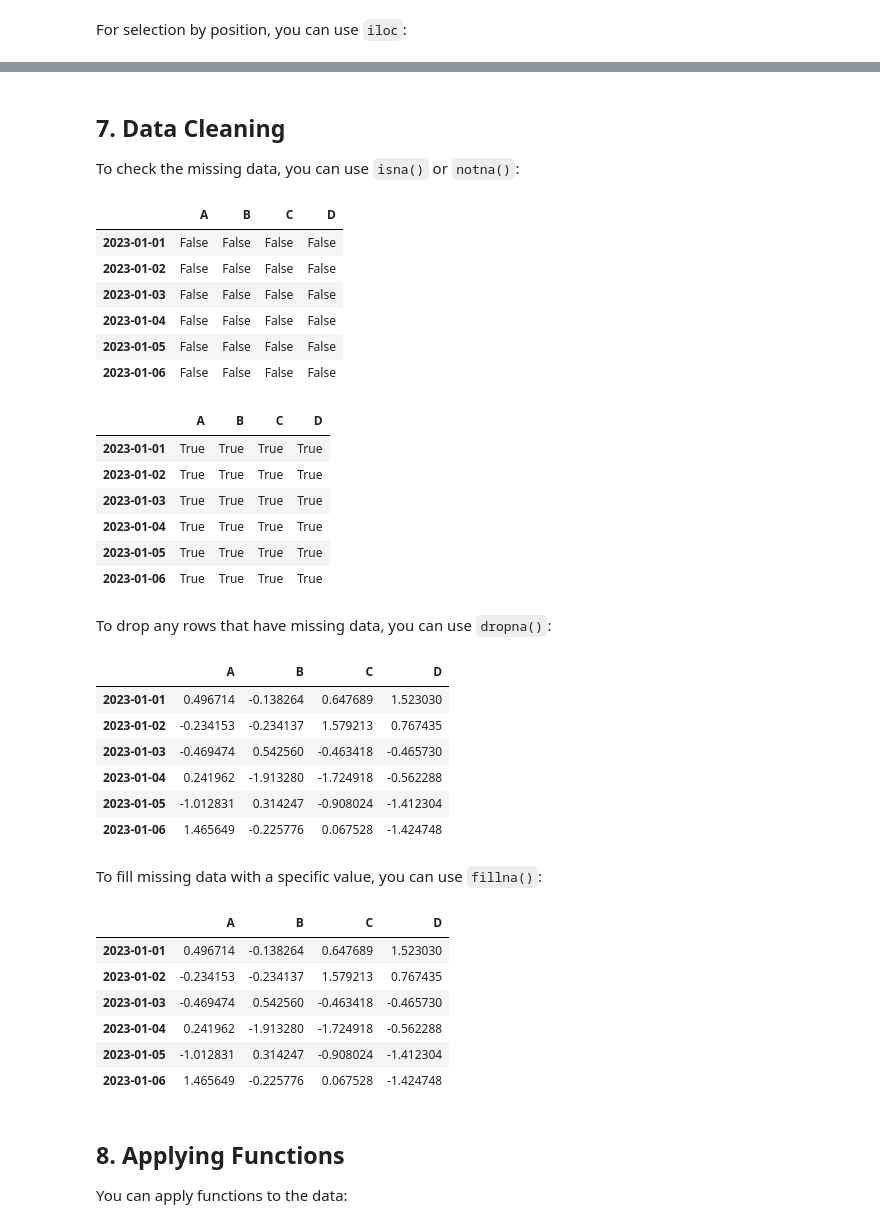
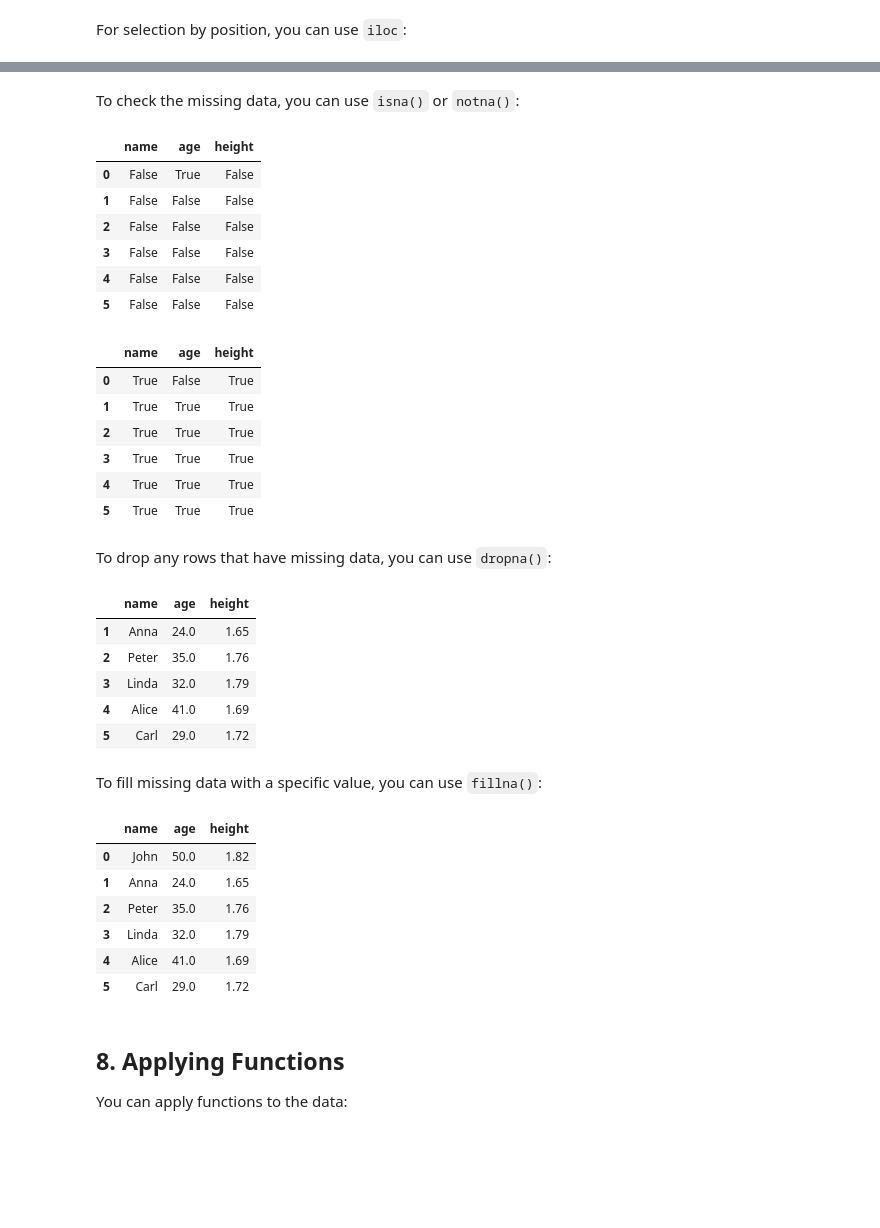
Before and after one commit to Matesanz/python-machine-learning-course, a Jupyter notebook: docs/📚-Tutorials/🐼-Pandas/pandas-basics.ipynb, the cells around one changed output, grey strips where cells are left out. Saved outputs shown, nothing was run; the diff lists cells and outputs as text; code cells hidden in the pictures; blank space fills up the shorter version.

```diff
--- a/docs/📚-Tutorials/🐼-Pandas/pandas-basics.ipynb
+++ b/docs/📚-Tutorials/🐼-Pandas/pandas-basics.ipynb
@@ -54,0 +38,12 @@ print(df)
+# %%
+# Create a DataFrame by passing a numpy array, with a datetime index and labeled columns
+data = [
+    ['John', 28, 1.82],
+    ['Anna', 24, 1.65],
+    ['Peter', 35, 1.76],
+    ['Linda', 32, 1.79],
+    ['Alice', 41, 1.69],
+    ['Carl', 29, 1.72],
+]
+
+df = pd.DataFrame(data, columns=['name', 'age', 'height'])
@@ -195,0 +218,4 @@ Name: 2023-01-04 00:00:00, dtype: float64
+# %%
+# add NaN values
+df.loc[0, 'age'] = np.nan
+df
@@ -196,51 +230,49 @@ Name: 2023-01-04 00:00:00, dtype: float64
 # %% [markdown]
-## 7. Data Cleaning
 
 To check the missing data, you can use `isna()` or `notna()`:
 # %%
 df.isna()
 # %% [output]
-|  | A | B | C | D |
-| 2023-01-01 | False | False | False | False |
-| 2023-01-02 | False | False | False | False |
-| 2023-01-03 | False | False | False | False |
-| 2023-01-04 | False | False | False | False |
-| 2023-01-05 | False | False | False | False |
-| 2023-01-06 | False | False | False | False |
+|  | name | age | height |
+| 0 | False | True | False |
+| 1 | False | False | False |
+| 2 | False | False | False |
+| 3 | False | False | False |
+| 4 | False | False | False |
+| 5 | False | False | False |
 # %%
 df.notna()
 # %% [output]
-|  | A | B | C | D |
-| 2023-01-01 | True | True | True | True |
-| 2023-01-02 | True | True | True | True |
-| 2023-01-03 | True | True | True | True |
-| 2023-01-04 | True | True | True | True |
-| 2023-01-05 | True | True | True | True |
-| 2023-01-06 | True | True | True | True |
+|  | name | age | height |
+| 0 | True | False | True |
+| 1 | True | True | True |
+| 2 | True | True | True |
+| 3 | True | True | True |
+| 4 | True | True | True |
+| 5 | True | True | True |
 # %% [markdown]
 To drop any rows that have missing data, you can use `dropna()`:
 # %%
 df.dropna(how='any')  # how is used to specify if any or all rows with NaNs should be dropped
 # %% [output]
-|  | A | B | C | D |
-| 2023-01-01 | 0.496714 | -0.138264 | 0.647689 | 1.523030 |
-| 2023-01-02 | -0.234153 | -0.234137 | 1.579213 | 0.767435 |
-| 2023-01-03 | -0.469474 | 0.542560 | -0.463418 | -0.465730 |
-| 2023-01-04 | 0.241962 | -1.913280 | -1.724918 | -0.562288 |
-| 2023-01-05 | -1.012831 | 0.314247 | -0.908024 | -1.412304 |
-| 2023-01-06 | 1.465649 | -0.225776 | 0.067528 | -1.424748 |
+|  | name | age | height |
+| 1 | Anna | 24.0 | 1.65 |
+| 2 | Peter | 35.0 | 1.76 |
+| 3 | Linda | 32.0 | 1.79 |
+| 4 | Alice | 41.0 | 1.69 |
+| 5 | Carl | 29.0 | 1.72 |
 # %% [markdown]
 To fill missing data with a specific value, you can use `fillna()`:
 # %%
-df.fillna(value=5)
+df.fillna(value=50)
 # %% [output]
-|  | A | B | C | D |
-| 2023-01-01 | 0.496714 | -0.138264 | 0.647689 | 1.523030 |
-| 2023-01-02 | -0.234153 | -0.234137 | 1.579213 | 0.767435 |
-| 2023-01-03 | -0.469474 | 0.542560 | -0.463418 | -0.465730 |
-| 2023-01-04 | 0.241962 | -1.913280 | -1.724918 | -0.562288 |
-| 2023-01-05 | -1.012831 | 0.314247 | -0.908024 | -1.412304 |
-| 2023-01-06 | 1.465649 | -0.225776 | 0.067528 | -1.424748 |
+|  | name | age | height |
+| 0 | John | 50.0 | 1.82 |
+| 1 | Anna | 24.0 | 1.65 |
+| 2 | Peter | 35.0 | 1.76 |
+| 3 | Linda | 32.0 | 1.79 |
+| 4 | Alice | 41.0 | 1.69 |
+| 5 | Carl | 29.0 | 1.72 |
 # %% [markdown]
 ## 8. Applying Functions
 
```
Also changed, not shown: parts of 20 cells of this notebook.
